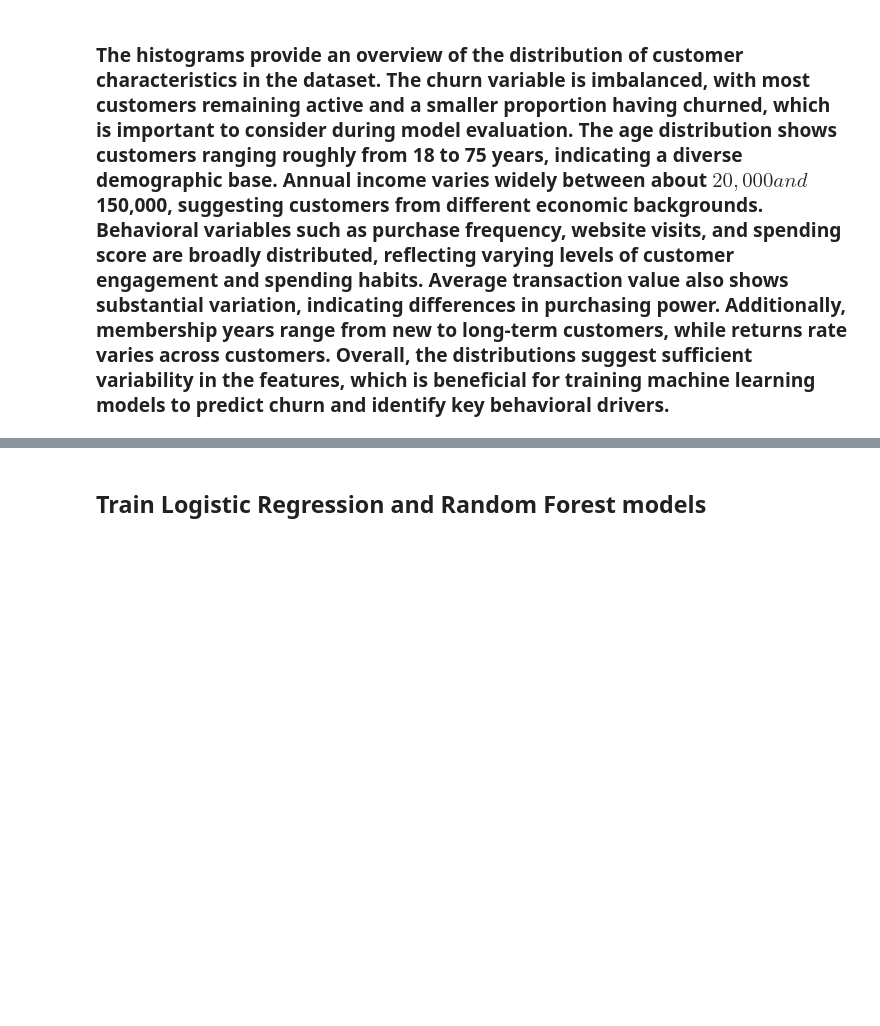
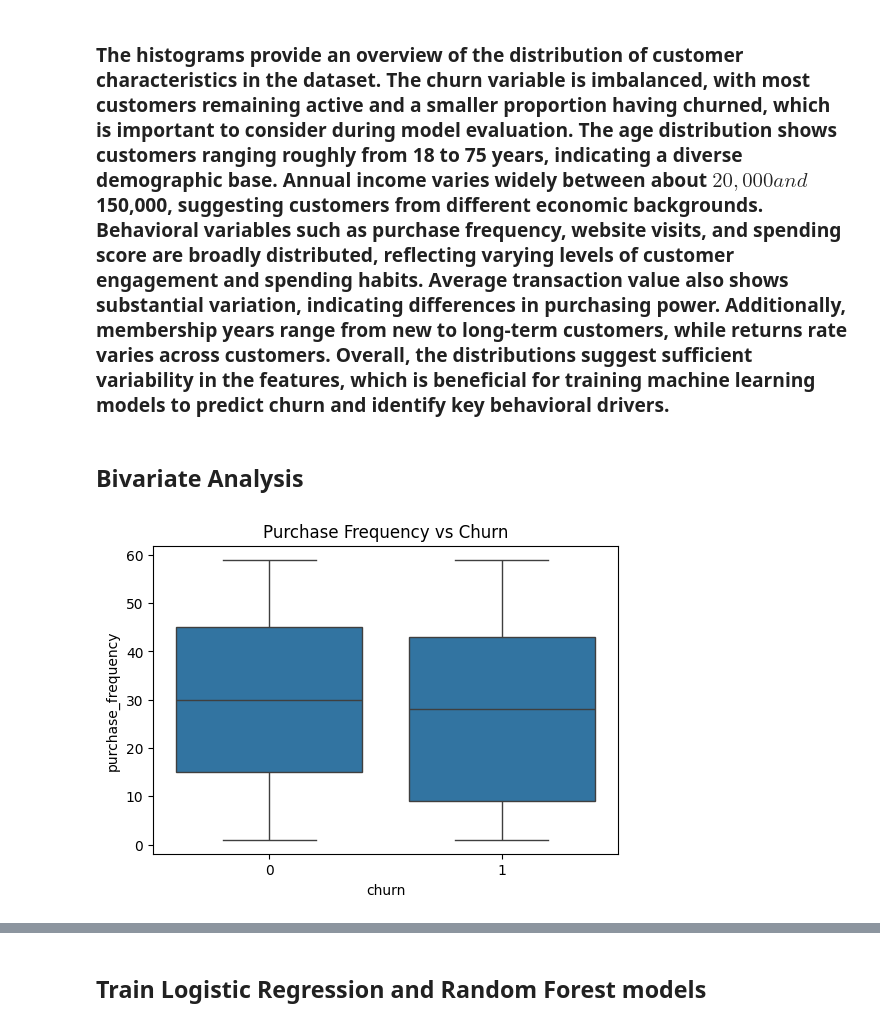
Before and after one commit to IdayatSanni/customerChurn, a Jupyter notebook: AI_Business_Midterm_Student.ipynb, the cells around one changed output, grey strips where cells are left out. Drawn from its saved outputs; the diff is of its cells as text; code cells hidden in the pictures; blank space fills up the shorter version.

```diff
--- a/AI_Business_Midterm_Student.ipynb
+++ b/AI_Business_Midterm_Student.ipynb
@@ -103,3 +103,14 @@ for col in columns:
 [figure]
 # %% [markdown]
 ### The histograms provide an overview of the distribution of customer characteristics in the dataset. The **churn variable is imbalanced**, with most customers remaining active and a smaller proportion having churned, which is important to consider during model evaluation. The **age distribution** shows customers ranging roughly from 18 to 75 years, indicating a diverse demographic base. **Annual income** varies widely between about $20,000 and $150,000, suggesting customers from different economic backgrounds. Behavioral variables such as **purchase frequency, website visits, and spending score** are broadly distributed, reflecting varying levels of customer engagement and spending habits. **Average transaction value** also shows substantial variation, indicating differences in purchasing power. Additionally, **membership years** range from new to long-term customers, while **returns rate** varies across customers. Overall, the distributions suggest sufficient variability in the features, which is beneficial for training machine learning models to predict churn and identify key behavioral drivers.
+# %% [markdown]
+## Bivariate Analysis
+# %%
+#Purchase Frequency
+
+plt.figure(figsize=(6,4))
+sns.boxplot(x='churn', y='purchase_frequency', data=df)
+plt.title("Purchase Frequency vs Churn")
+plt.show()
+# %% [output]
+[figure, added]
```
Also changed, not shown: parts of 13 cells of this notebook.
